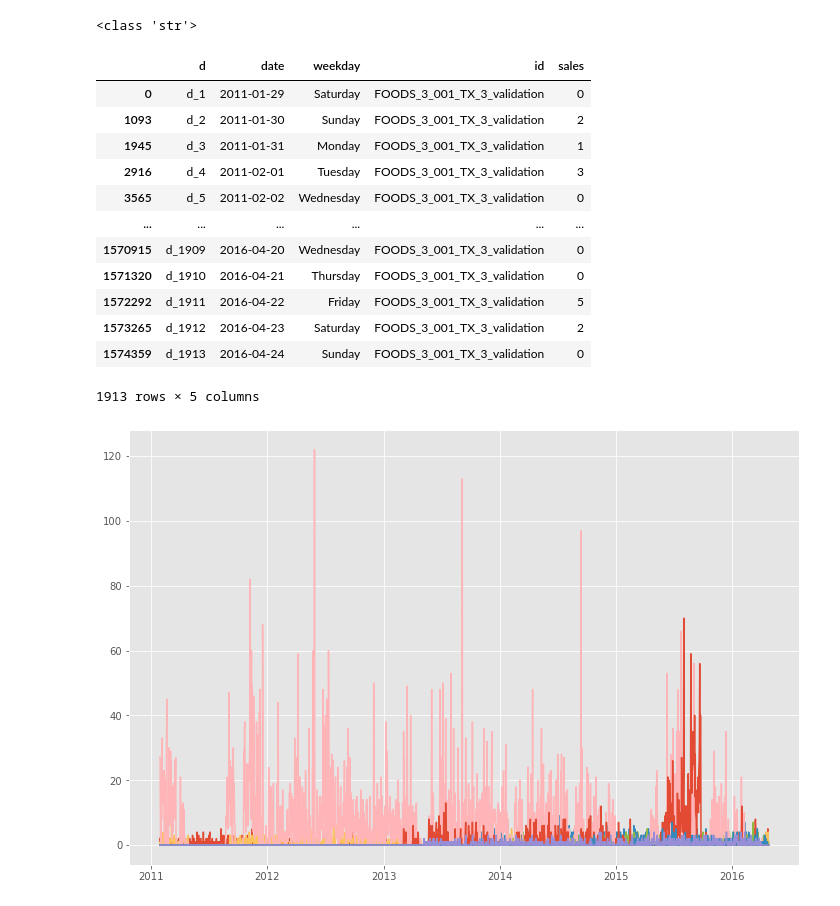
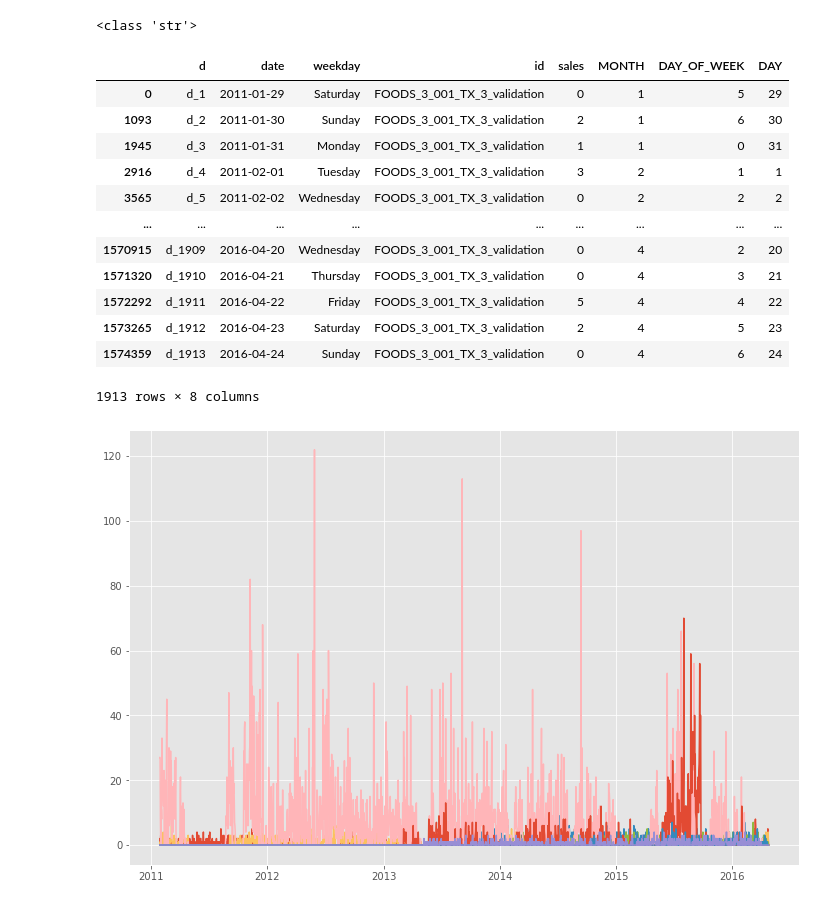
Before and after one commit to damajojung/Time_Series_Python, a Jupyter notebook: Poisson_Regression.ipynb, the cells around one changed output. Cells and saved outputs as stored; diff of their text form; code cells hidden in the pictures.

```diff
--- a/Poisson_Regression.ipynb
+++ b/Poisson_Regression.ipynb
@@ -84,22 +84,27 @@ small_df = df[df['id'].isin(selected)]
 small_df = small_df.sort_values(by = ['id', 'date'])
 # %% [output]
 <class 'str'>
-# %%
-small_df
-# %% [output]
-|  | d | date | weekday | id | sales |
-| 0 | d_1 | 2011-01-29 | Saturday | FOODS_3_001_TX_3_validation | 0 |
-| 1093 | d_2 | 2011-01-30 | Sunday | FOODS_3_001_TX_3_validation | 2 |
-| 1945 | d_3 | 2011-01-31 | Monday | FOODS_3_001_TX_3_validation | 1 |
-| 2916 | d_4 | 2011-02-01 | Tuesday | FOODS_3_001_TX_3_validation | 3 |
-| 3565 | d_5 | 2011-02-02 | Wednesday | FOODS_3_001_TX_3_validation | 0 |
-| ... | ... | ... | ... | ... | ... |
-| 1570915 | d_1909 | 2016-04-20 | Wednesday | FOODS_3_001_TX_3_validation | 0 |
-| 1571320 | d_1910 | 2016-04-21 | Thursday | FOODS_3_001_TX_3_validation | 0 |
-| 1572292 | d_1911 | 2016-04-22 | Friday | FOODS_3_001_TX_3_validation | 5 |
-| 1573265 | d_1912 | 2016-04-23 | Saturday | FOODS_3_001_TX_3_validation | 2 |
-| 1574359 | d_1913 | 2016-04-24 | Sunday | FOODS_3_001_TX_3_validation | 0 |
-1913 rows × 5 columns
+# %%
+small_ds = small_df['date']
+small_df['MONTH'] = small_ds.dt.month
+small_df['DAY_OF_WEEK'] = small_ds.dt.dayofweek
+small_df['DAY'] = small_ds.dt.day
+
+small_df
+# %% [output]
+|  | d | date | weekday | id | sales | MONTH | DAY_OF_WEEK | DAY |
+| 0 | d_1 | 2011-01-29 | Saturday | FOODS_3_001_TX_3_validation | 0 | 1 | 5 | 29 |
+| 1093 | d_2 | 2011-01-30 | Sunday | FOODS_3_001_TX_3_validation | 2 | 1 | 6 | 30 |
+| 1945 | d_3 | 2011-01-31 | Monday | FOODS_3_001_TX_3_validation | 1 | 1 | 0 | 31 |
+| 2916 | d_4 | 2011-02-01 | Tuesday | FOODS_3_001_TX_3_validation | 3 | 2 | 1 | 1 |
+| 3565 | d_5 | 2011-02-02 | Wednesday | FOODS_3_001_TX_3_validation | 0 | 2 | 2 | 2 |
+| ... | ... | ... | ... | ... | ... | ... | ... | ... |
+| 1570915 | d_1909 | 2016-04-20 | Wednesday | FOODS_3_001_TX_3_validation | 0 | 4 | 2 | 20 |
+| 1571320 | d_1910 | 2016-04-21 | Thursday | FOODS_3_001_TX_3_validation | 0 | 4 | 3 | 21 |
+| 1572292 | d_1911 | 2016-04-22 | Friday | FOODS_3_001_TX_3_validation | 5 | 4 | 4 | 22 |
+| 1573265 | d_1912 | 2016-04-23 | Saturday | FOODS_3_001_TX_3_validation | 2 | 4 | 5 | 23 |
+| 1574359 | d_1913 | 2016-04-24 | Sunday | FOODS_3_001_TX_3_validation | 0 | 4 | 6 | 24 |
+1913 rows × 8 columns
 # %%
 piv_tab = small_df.pivot_table(index='date',columns='id',values='sales',aggfunc='sum')
 # %%
```
Also changed, not shown: parts of 8 cells of this notebook.
